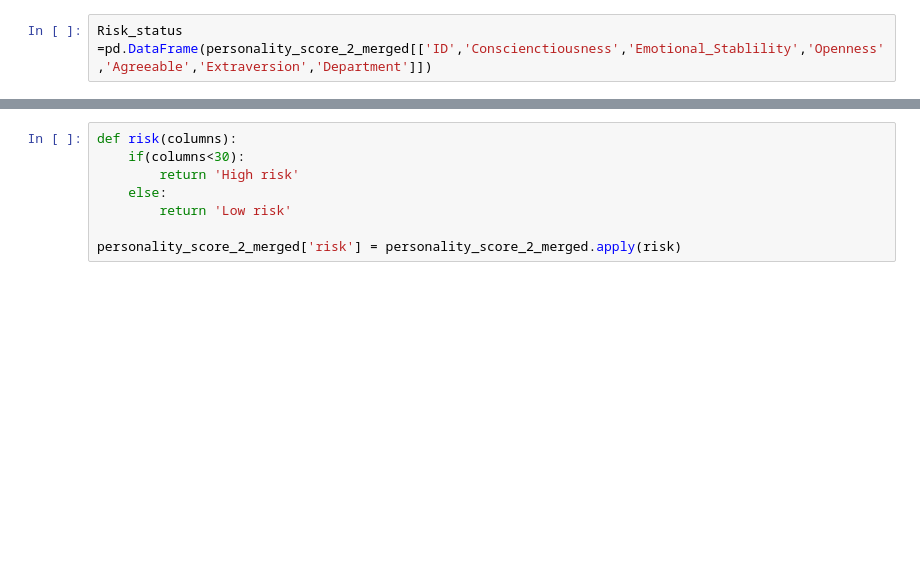
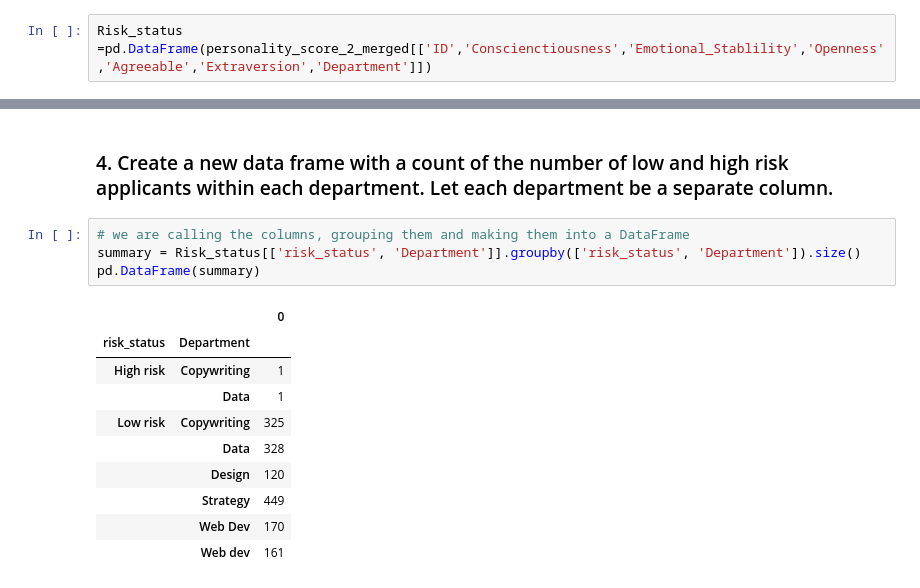
Before and after one commit to YoungerCode/data_wrangling, a Jupyter notebook: data_wrangling_ori.ipynb, the cells around one changed output, grey strips where cells are left out. Drawn from its saved outputs; the diff is of its cells as text; blank space fills up the shorter version.

```diff
--- a/data_wrangling_ori.ipynb
+++ b/data_wrangling_ori.ipynb
@@ -167,8 +134,17 @@ High_risk
-# %%
-def risk(columns):
-    if(columns<30):
-        return 'High risk'
-    else:
-        return 'Low risk'
-
-personality_score_2_merged['risk'] = personality_score_2_merged.apply(risk)
+# %% [markdown]
+### 4. Create a new data frame with a count of the number of low and high risk applicants within each department. Let each department be a separate column.
+# %%
+# we are calling the columns, grouping them and making them into a DataFrame
+summary = Risk_status[['risk_status', 'Department']].groupby(['risk_status', 'Department']).size()
+pd.DataFrame(summary)
+# %% [output]
+|  |  | 0 |
+| risk_status | Department |  |
+| High risk | Copywriting | 1 |
+|  | Data | 1 |
+| Low risk | Copywriting | 325 |
+|  | Data | 328 |
+|  | Design | 120 |
+|  | Strategy | 449 |
+|  | Web Dev | 170 |
+|  | Web dev | 161 |
```
Also changed, not shown: parts of 29 cells of this notebook.
